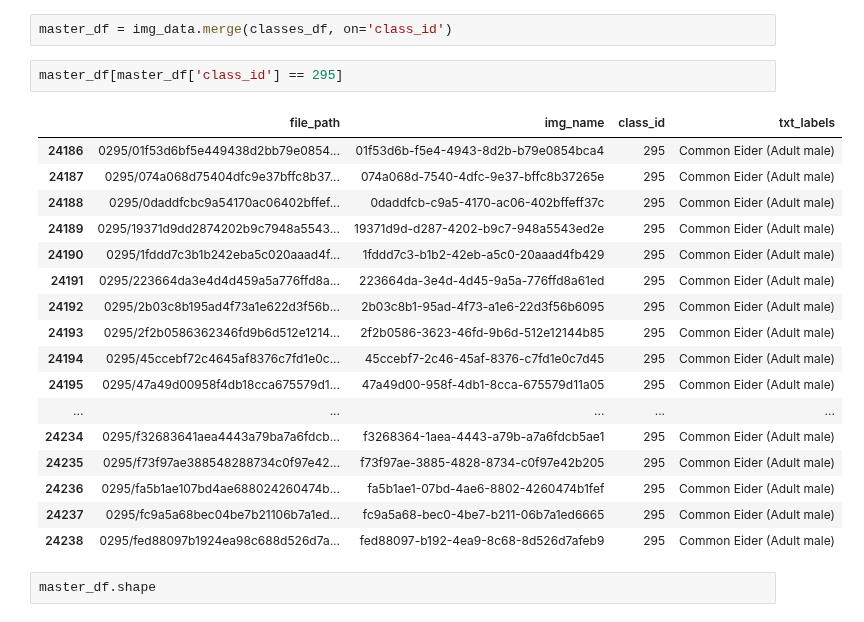
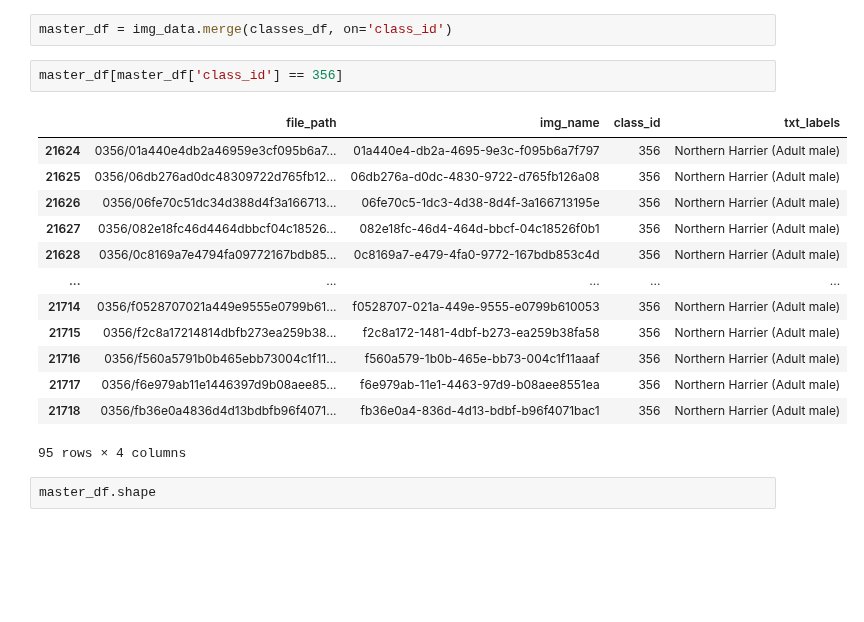
Before and after one commit to cwong690/Birdex, a Jupyter notebook: image_prep.ipynb, the cells around one changed output. Cells and saved outputs as stored; diff of their text form; blank space fills up the shorter version.

```diff
--- a/image_prep.ipynb
+++ b/image_prep.ipynb
@@ -316,25 +316,21 @@ merge the **img_data** dataframe (containing file path, image name, and class id
 # %%
 master_df = img_data.merge(classes_df, on='class_id')
 # %%
-master_df[master_df['class_id'] == 295]
+master_df[master_df['class_id'] == 356]
 # %% [output]
 |  | file_path | img_name | class_id | txt_labels |
-| 24186 | 0295/01f53d6bf5e449438d2bb79e0854... | 01f53d6b-f5e4-4943-8d2b-b79e0854bca4 | 295 | Common Eider (Adult male) |
-| 24187 | 0295/074a068d75404dfc9e37bffc8b37... | 074a068d-7540-4dfc-9e37-bffc8b37265e | 295 | Common Eider (Adult male) |
-| 24188 | 0295/0daddfcbc9a54170ac06402bffef... | 0daddfcb-c9a5-4170-ac06-402bffeff37c | 295 | Common Eider (Adult male) |
-| 24189 | 0295/19371d9dd2874202b9c7948a5543... | 19371d9d-d287-4202-b9c7-948a5543ed2e | 295 | Common Eider (Adult male) |
-| 24190 | 0295/1fddd7c3b1b242eba5c020aaad4f... | 1fddd7c3-b1b2-42eb-a5c0-20aaad4fb429 | 295 | Common Eider (Adult male) |
-| 24191 | 0295/223664da3e4d4d459a5a776ffd8a... | 223664da-3e4d-4d45-9a5a-776ffd8a61ed | 295 | Common Eider (Adult male) |
-| 24192 | 0295/2b03c8b195ad4f73a1e622d3f56b... | 2b03c8b1-95ad-4f73-a1e6-22d3f56b6095 | 295 | Common Eider (Adult male) |
-| 24193 | 0295/2f2b0586362346fd9b6d512e1214... | 2f2b0586-3623-46fd-9b6d-512e12144b85 | 295 | Common Eider (Adult male) |
-| 24194 | 0295/45ccebf72c4645af8376c7fd1e0c... | 45ccebf7-2c46-45af-8376-c7fd1e0c7d45 | 295 | Common Eider (Adult male) |
-| 24195 | 0295/47a49d00958f4db18cca675579d1... | 47a49d00-958f-4db1-8cca-675579d11a05 | 295 | Common Eider (Adult male) |
+| 21624 | 0356/01a440e4db2a46959e3cf095b6a7... | 01a440e4-db2a-4695-9e3c-f095b6a7f797 | 356 | Northern Harrier (Adult male) |
+| 21625 | 0356/06db276ad0dc48309722d765fb12... | 06db276a-d0dc-4830-9722-d765fb126a08 | 356 | Northern Harrier (Adult male) |
+| 21626 | 0356/06fe70c51dc34d388d4f3a166713... | 06fe70c5-1dc3-4d38-8d4f-3a166713195e | 356 | Northern Harrier (Adult male) |
+| 21627 | 0356/082e18fc46d4464dbbcf04c18526... | 082e18fc-46d4-464d-bbcf-04c18526f0b1 | 356 | Northern Harrier (Adult male) |
+| 21628 | 0356/0c8169a7e4794fa09772167bdb85... | 0c8169a7-e479-4fa0-9772-167bdb853c4d | 356 | Northern Harrier (Adult male) |
 | ... | ... | ... | ... | ... |
-| 24234 | 0295/f32683641aea4443a79ba7a6fdcb... | f3268364-1aea-4443-a79b-a7a6fdcb5ae1 | 295 | Common Eider (Adult male) |
-| 24235 | 0295/f73f97ae388548288734c0f97e42... | f73f97ae-3885-4828-8734-c0f97e42b205 | 295 | Common Eider (Adult male) |
-| 24236 | 0295/fa5b1ae107bd4ae688024260474b... | fa5b1ae1-07bd-4ae6-8802-4260474b1fef | 295 | Common Eider (Adult male) |
-| 24237 | 0295/fc9a5a68bec04be7b21106b7a1ed... | fc9a5a68-bec0-4be7-b211-06b7a1ed6665 | 295 | Common Eider (Adult male) |
-| 24238 | 0295/fed88097b1924ea98c688d526d7a... | fed88097-b192-4ea9-8c68-8d526d7afeb9 | 295 | Common Eider (Adult male) |
+| 21714 | 0356/f0528707021a449e9555e0799b61... | f0528707-021a-449e-9555-e0799b610053 | 356 | Northern Harrier (Adult male) |
+| 21715 | 0356/f2c8a17214814dbfb273ea259b38... | f2c8a172-1481-4dbf-b273-ea259b38fa58 | 356 | Northern Harrier (Adult male) |
+| 21716 | 0356/f560a5791b0b465ebb73004c1f11... | f560a579-1b0b-465e-bb73-004c1f11aaaf | 356 | Northern Harrier (Adult male) |
+| 21717 | 0356/f6e979ab11e1446397d9b08aee85... | f6e979ab-11e1-4463-97d9-b08aee8551ea | 356 | Northern Harrier (Adult male) |
+| 21718 | 0356/fb36e0a4836d4d13bdbfb96f4071... | fb36e0a4-836d-4d13-bdbf-b96f4071bac1 | 356 | Northern Harrier (Adult male) |
+95 rows × 4 columns
 # %%
 master_df.shape
 # %% [output]
```
Also changed, not shown: parts of 5 cells of this notebook.
